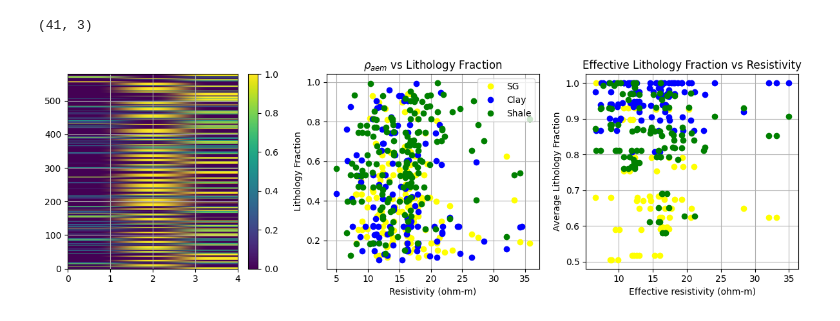
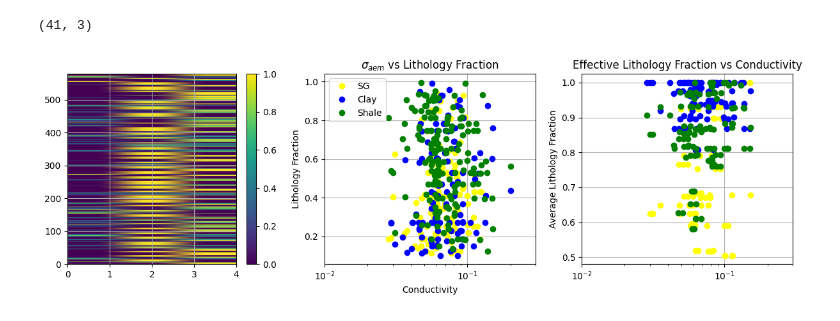
Before and after one commit to emgeolab/alberta_atem, a Jupyter notebook: notebooks/well_analysis.ipynb, the cells around one changed output. Drawn from its saved outputs; the diff is of its cells as text; code cells hidden in the pictures.

Commit message:
[mod] Cross plot

```diff
--- a/notebooks/well_analysis.ipynb
+++ b/notebooks/well_analysis.ipynb
@@ -1282,29 +1317,29 @@ for idx in candidate_indices:
         )
 
         if th[sand_mask].sum() == 0:
-            avg_resistivity_sand = np.nan
+            avg_conductivity_sand = np.nan
         else:
-            avg_resistivity_sand = (
+            avg_conductivity_sand = (
                 th[sand_mask] * b[sand_mask] / th[sand_mask].sum()
-            ).sum() ** -1
+            ).sum()
         if th[clay_mask].sum() == 0:
-            avg_resistivity_clay = np.nan
+            avg_conductivity_clay = np.nan
         else:
-            avg_resistivity_clay = (
+            avg_conductivity_clay = (
                 th[clay_mask] * b[clay_mask] / th[clay_mask].sum()
-            ).sum() ** -1
+            ).sum()
         if th[shale_mask].sum() == 0:
-            avg_resistivity_shale = np.nan
+            avg_conductivity_shale = np.nan
         else:
-            avg_resistivity_shale = (
+            avg_conductivity_shale = (
                 th[shale_mask] * b[shale_mask] / th[shale_mask].sum()
-            ).sum() ** -1
-        avg_resistivity = np.hstack(
-            [avg_resistivity_sand, avg_resistivity_clay, avg_resistivity_shale]
+            ).sum()
+        avg_conductivity = np.hstack(
+            [avg_conductivity_sand, avg_conductivity_clay, avg_conductivity_shale]
         )
 
         A_avg.append(avg_fraction)
-        b_avg.append(avg_resistivity)
+        b_avg.append(avg_conductivity)
         A_joint.append(A)
         b_joint.append(b)
 # %%
@@ -1326,41 +1361,44 @@ plt.colorbar()
 plt.grid()
 plt.subplot(1, 3, 2)
 plt.plot(
-    (1 / b_all[mask[:, 0]]),
+    (b_all[mask[:, 0]]),
     A_all[:, 0][mask[:, 0]],
     "o",
     label="SG",
     color=allocate_color("sg"),
 )
 plt.plot(
-    (1 / b_all[mask[:, 1]]),
+    (b_all[mask[:, 1]]),
     A_all[:, 1][mask[:, 1]],
     "o",
     label="Clay",
     color=allocate_color("clay"),
 )
 plt.plot(
-    (1 / b_all[mask[:, 2]]),
+    (b_all[mask[:, 2]]),
     A_all[:, 2][mask[:, 2]],
     "o",
     label="Shale",
     color=allocate_color("shale"),
 )
-# plt.xscale('log')
-plt.xlabel("Resistivity (ohm-m)")
+plt.xscale('log')
+plt.xlim(1e-2, 3e-1)
 plt.ylabel("Lithology Fraction")
-plt.title(r"$\rho_{aem}$ vs Lithology Fraction")
+plt.xlabel("Conductivity")
+plt.title(r"$\sigma_{aem}$ vs Lithology Fraction")
 plt.legend()
 plt.grid()
+
 plt.subplot(1, 3, 3)
+plt.xscale('log')
+plt.xlim(1e-2, 3e-1)
 plt.plot(b_avg, A_avg[:, 0], "o", color=allocate_color("sg"), label="SG")
 plt.plot(b_avg, A_avg[:, 1], "o", color=allocate_color("clay"), label="Clay")
 plt.plot(b_avg, A_avg[:, 2], "o", color=allocate_color("shale"), label="Shale")
-plt.xlabel("Effective resistivity (ohm-m)")
 plt.ylabel("Average Lithology Fraction")
-plt.title("Effective Lithology Fraction vs Resistivity")
+plt.title("Effective Lithology Fraction vs Conductivity")
 plt.grid()
 plt.tight_layout()
 plt.show()
 # %% [output]
-[figure, old version]
+[figure, new version]
```
Also changed, not shown: parts of 11 cells of this notebook, 1 other file.
